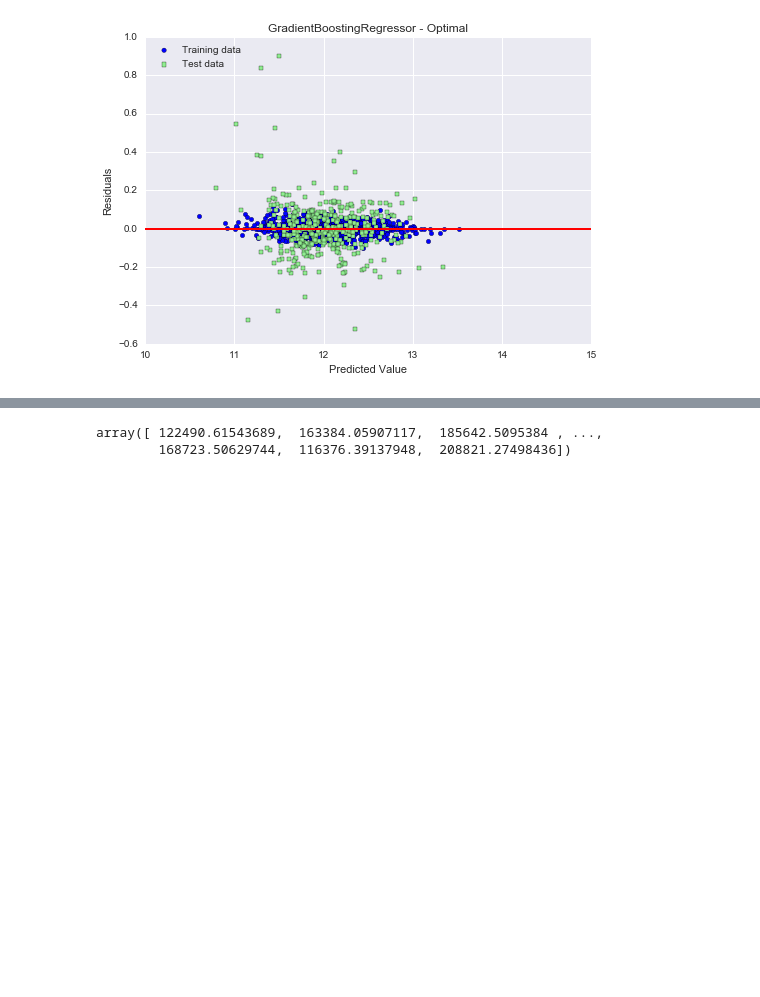
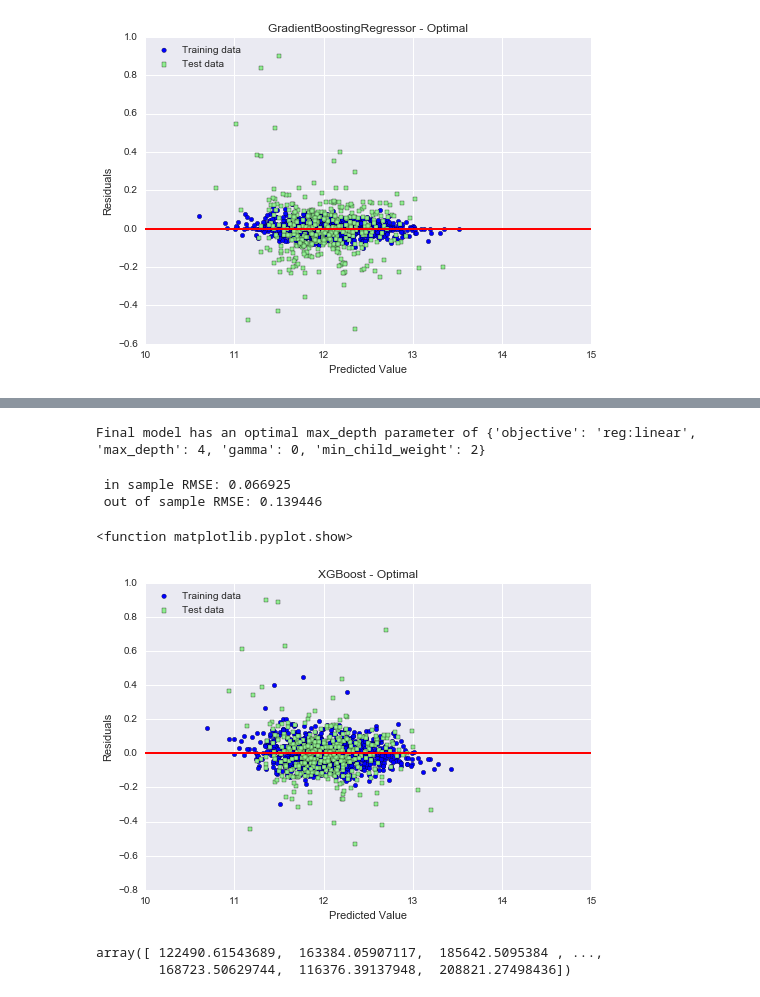
Before and after one commit to YashiKate/house_price, a Jupyter notebook: house_price_Yan.ipynb, the cells around one changed output, grey strips where cells are left out. Saved outputs shown, nothing was run; the diff lists cells and outputs as text; code cells hidden in the pictures; blank space fills up the shorter version.

```diff
--- a/house_price_Yan.ipynb
+++ b/house_price_Yan.ipynb
@@ -885,3 +920,42 @@ pl.show
+# %%
+# search optimal parameter for the model
+
+xgb_reg = xgb.XGBRegressor()
+
+parameters = {'objective':['reg:linear'], 'gamma': range(0,1), 'max_depth': range(3,6), 'min_child_weight': range(0,3)}
+
+xgb_optimal = GridSearchCV(estimator = xgb_reg, param_grid = parameters, scoring = scoring_function)
+
+xgb_optimal = xgb_optimal.fit(all_data_X, all_data_y)
+
+print "Final model has an optimal max_depth parameter of", xgb_optimal.best_params_
+# %% [output]
+Final model has an optimal max_depth parameter of {'objective': 'reg:linear', 'max_depth': 4, 'gamma': 0, 'min_child_weight': 2}
+# %%
+xgb_optimal = xgb.XGBRegressor(gamma = 0, objective = "reg:linear", max_depth = 4, min_child_weight = 2)
+xgb_optimal = xgb_optimal.fit(X_train, y_train)
+
+y_train_pred = xgb_optimal.predict(X_train)
+y_test_pred = xgb_optimal.predict(X_test)
+
+
+print " in sample RMSE: %.6f" %performance_metrics(y_train, y_train_pred)
+print " out of sample RMSE: %.6f" %performance_metrics(y_test, y_test_pred)
+
+pl.scatter(y_train_pred, y_train_pred - y_train, c = 'blue', marker = 'o', label = 'Training data')
+pl.scatter(y_test_pred, y_test_pred - y_test, c = 'lightgreen', marker = 's', label = 'Test data')
+pl.xlabel ('Predicted Value')
+pl.ylabel ('Residuals')
+pl.legend(loc = 'upper left')
+pl.hlines(y = 0, xmin = 10, xmax = 15, lw =2, color = 'red')
+pl.xlim([10, 15])
+pl.title('XGBoost - Optimal')
+pl.show
+# %% [output]
+ in sample RMSE: 0.066925
+ out of sample RMSE: 0.139446
+<function matplotlib.pyplot.show>
+[figure, added]
 # %%
 # define functions to reverse the databack to the orignal prices
 def reverse_test_result(pred):
```
Also changed, not shown: parts of 18 cells of this notebook.
